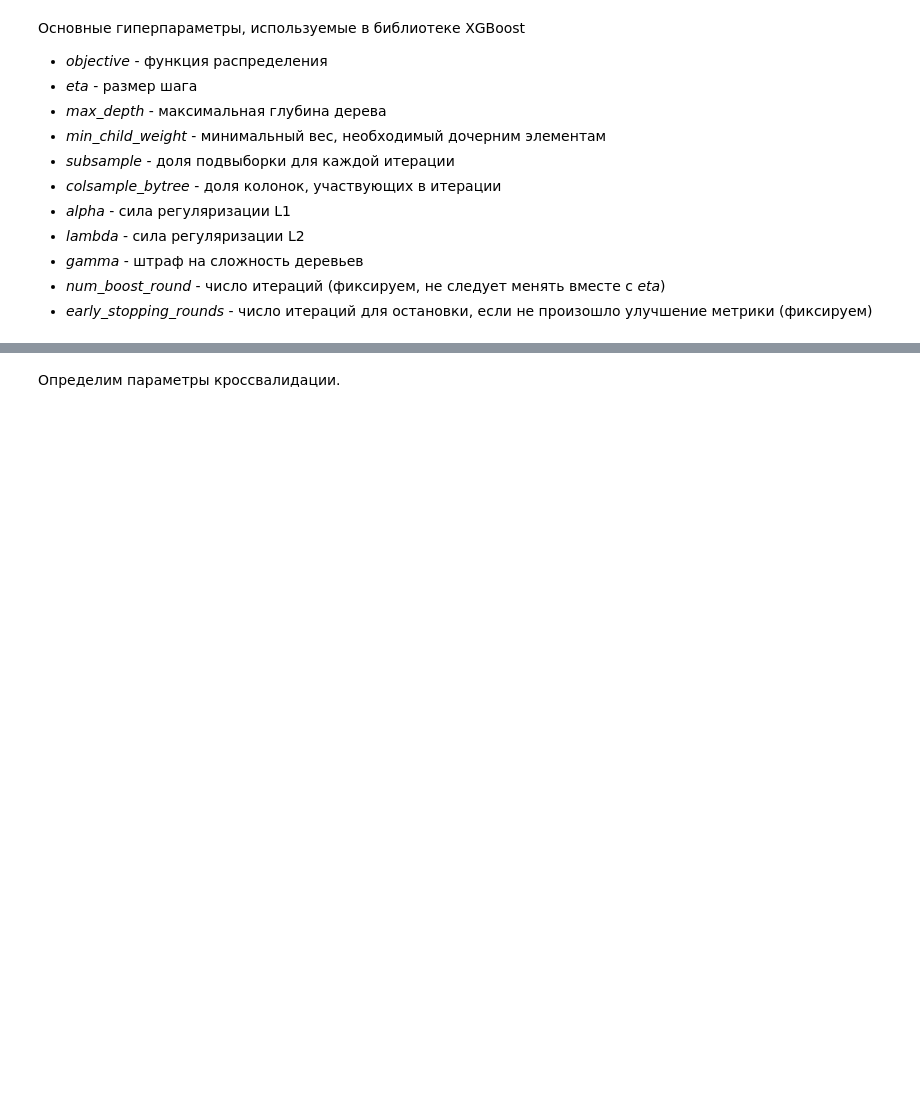
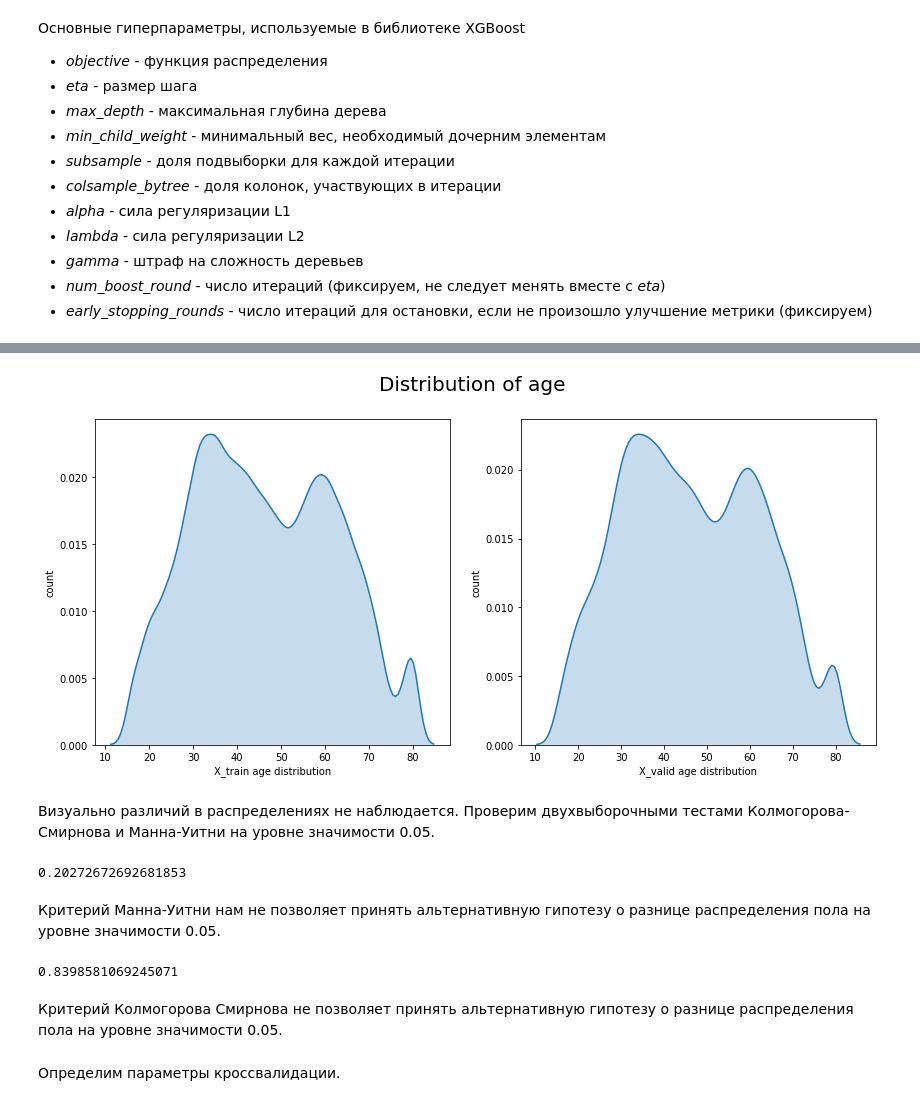
Before and after one commit to doksketch/call-you-maybe, a Jupyter notebook: sandbox/00_baseline.ipynb, the cells around one changed output, grey strips where cells are left out. Cells and saved outputs as stored; diff of their text form; code cells hidden in the pictures; blank space fills up the shorter version.

```diff
--- a/sandbox/00_baseline.ipynb
+++ b/sandbox/00_baseline.ipynb
@@ -108,3 +157,36 @@ def optimize(params, cv_params, x, y, model):
+# %%
+plt.figure(figsize = (14, 6))
+
+plt.subplot(121)
+sns.kdeplot(X_train['age'], shade=True, legend=False)
+plt.ylabel('count')
+plt.xlabel(f'X_train age distribution')
+
+plt.subplot(122)
+sns.kdeplot(x_valid['age'], shade=True, legend=False)
+plt.ylabel('count')
+plt.xlabel(f'X_valid age distribution')
+
+plt.suptitle(f'Distribution of age', size=20);
+# %% [output]
+[figure, added]
+# %% [markdown]
+Визуально различий в распределениях не наблюдается. Проверим двухвыборочными тестами Колмогорова-Смирнова и Манна-Уитни на уровне значимости 0.05.
+# %%
+man, p = mannwhitneyu(x=X_train['gender'],
+                     y=x_valid['gender'])
+p
+# %% [output]
+0.20272672692681853
+# %% [markdown]
+Критерий Манна-Уитни нам не позволяет принять альтернативную гипотезу о разнице распределения пола на уровне значимости 0.05.
+# %%
+ks, p = ks_2samp(X_train['age'], x_valid['age'])
+p
+# %% [output]
+0.8398581069245071
+# %% [markdown]
+Критерий Колмогорова Смирнова не позволяет принять альтернативную гипотезу о разнице распределения пола на уровне значимости 0.05.
 # %% [markdown]
 Определим параметры кроссвалидации.
 # %%
```
Also changed, not shown: parts of 12 cells of this notebook.
